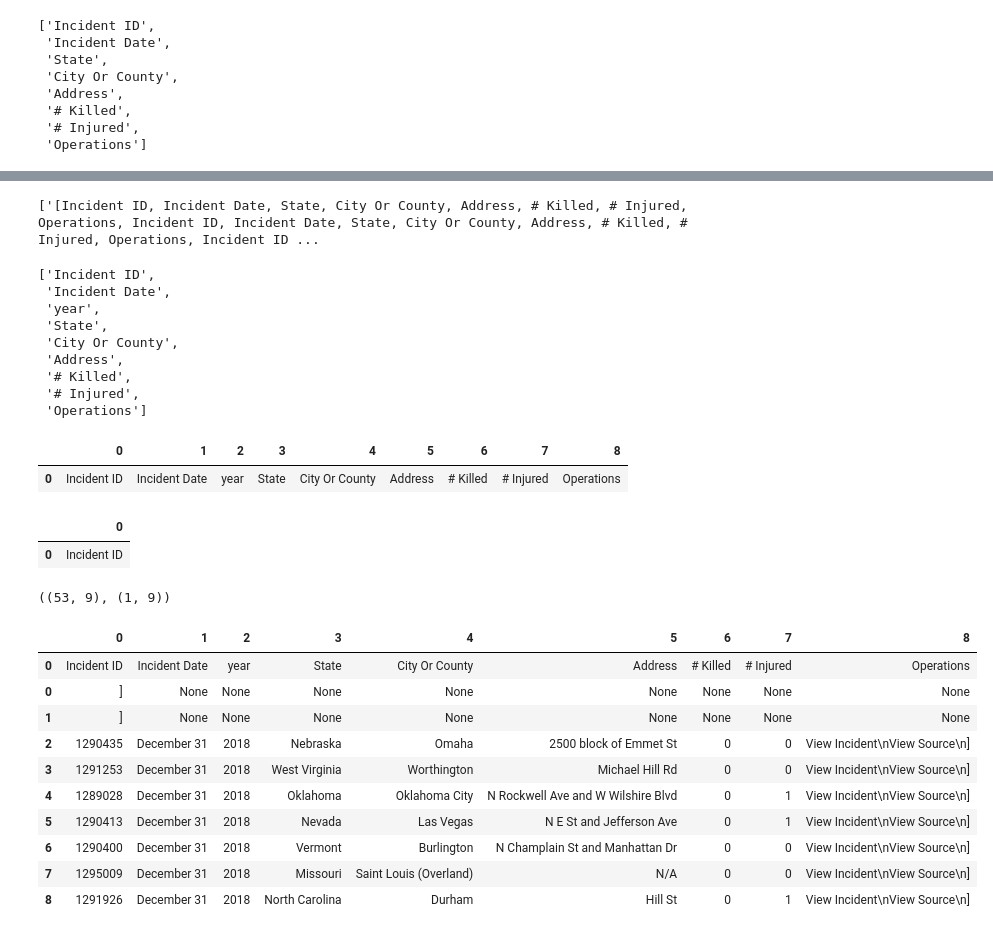
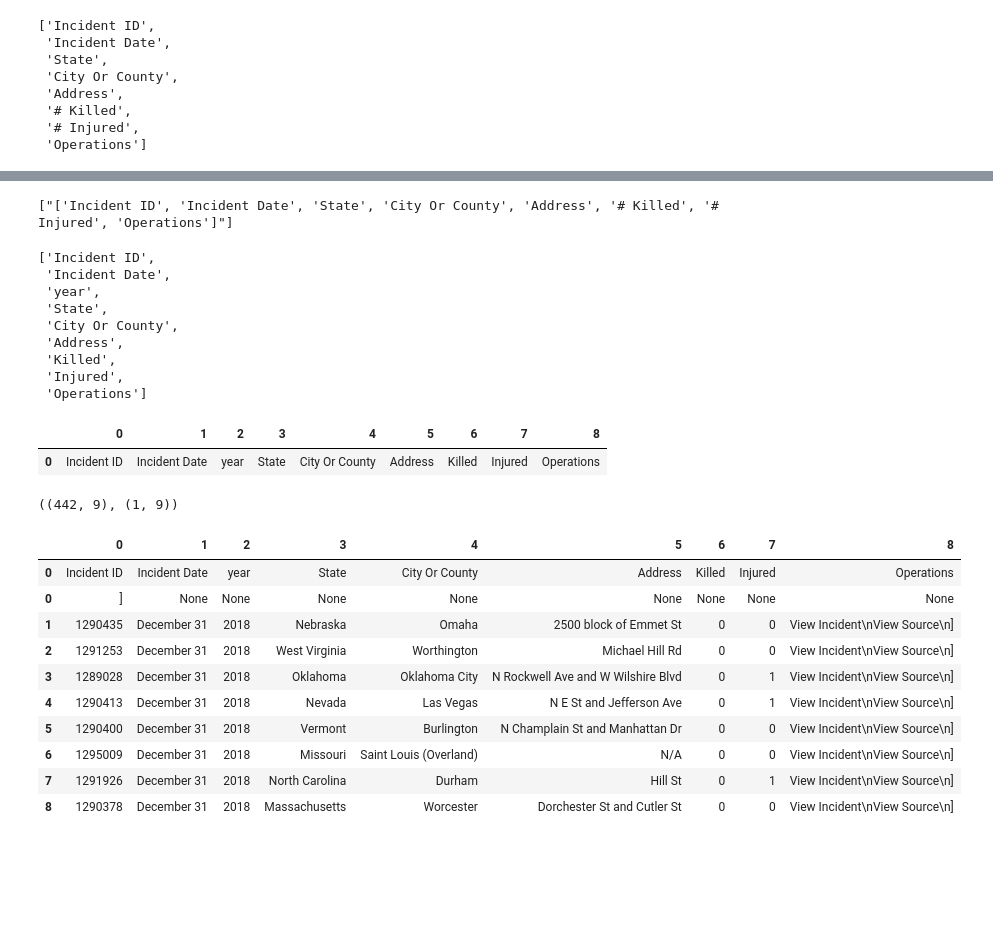
Before and after one commit to sofiacavallo/project2_team4, a Jupyter notebook: scrape.ipynb, the cells around one changed output, grey strips where cells are left out. Saved outputs shown, nothing was run; the diff lists cells and outputs as text; code cells hidden in the pictures; blank space fills up the shorter version.

```diff
--- a/scrape.ipynb
+++ b/scrape.ipynb
@@ -70,0 +137,3 @@ print(rows[:10])
+# %%
+df[0] = df[0].str.strip('[')
+df
@@ -188,18 +172,18 @@ col_labels = soup.find_all('th')
 # %%
 all_header = []
-col_str = str(col_labels)
+col_str = str(headers)
 cleantext2 = BeautifulSoup(col_str, "lxml").get_text()
 all_header.append(cleantext2)
 print(all_header)
 # %% [output]
-['[Incident ID, Incident Date, State, City Or County, Address, # Killed, # Injured, Operations, Incident ID, Incident Date, State, City Or County, Address, # Killed, # Injured, Operations, Incident ID ...
+["['Incident ID', 'Incident Date', 'State', 'City Or County', 'Address', '# Killed', '# Injured', 'Operations']"]
 # %%
 header = all_header[0].replace('[', '').replace(']', '').split(',')[:8]
 header.insert(2, 'year')
 # new_header = []
 # for item in header:
 #     new_header.append(item.strip())
-header = [name.strip() for name in header]
+header = [name.replace('"', '').replace("'", "").replace('#', '').strip() for name in header]
 header
 # %% [output]
 ['Incident ID',
@@ -208,42 +192,36 @@ header
  'State',
  'City Or County',
  'Address',
- '# Killed',
- '# Injured',
+ 'Killed',
+ 'Injured',
  'Operations']
 # %%
-df2 = pd.DataFrame(header).T
-df2.head()
+header_df = pd.DataFrame(header).T
+header_df.head()
 # %% [output]
 |  | 0 | 1 | 2 | 3 | 4 | 5 | 6 | 7 | 8 |
-| 0 | Incident ID | Incident Date | year | State | City Or County | Address | # Killed | # Injured | Operations |
+| 0 | Incident ID | Incident Date | year | State | City Or County | Address | Killed | Injured | Operations |
-# %%
-df3 = df2[0].str.split(',', expand=True)
-df3.head()
-# %% [output]
-|  | 0 |
-| 0 | Incident ID |
 # %%
-df1.shape, df2.shape
+df.shape, header_df.shape
 # %% [output]
-((53, 9), (1, 9))
+((442, 9), (1, 9))
 # %%
-frames = [df2, df1]
+frames = [header_df, df]
 
 df4 = pd.concat(frames)
 df4.head(10)
 # %% [output]
 |  | 0 | 1 | 2 | 3 | 4 | 5 | 6 | 7 | 8 |
-| 0 | Incident ID | Incident Date | year | State | City Or County | Address | # Killed | # Injured | Operations |
+| 0 | Incident ID | Incident Date | year | State | City Or County | Address | Killed | Injured | Operations |
 | 0 | ] | None | None | None | None | None | None | None | None |
-| 1 | ] | None | None | None | None | None | None | None | None |
-| 2 | 1290435 | December 31 | 2018 | Nebraska | Omaha | 2500 block of Emmet St | 0 | 0 | View Incident\nView Source\n] |
-| 3 | 1291253 | December 31 | 2018 | West Virginia | Worthington | Michael Hill Rd | 0 | 0 | View Incident\nView Source\n] |
-| 4 | 1289028 | December 31 | 2018 | Oklahoma | Oklahoma City | N Rockwell Ave and W Wilshire Blvd | 0 | 1 | View Incident\nView Source\n] |
-| 5 | 1290413 | December 31 | 2018 | Nevada | Las Vegas | N E St and Jefferson Ave | 0 | 1 | View Incident\nView Source\n] |
-| 6 | 1290400 | December 31 | 2018 | Vermont | Burlington | N Champlain St and Manhattan Dr | 0 | 0 | View Incident\nView Source\n] |
-| 7 | 1295009 | December 31 | 2018 | Missouri | Saint Louis (Overland) | N/A | 0 | 0 | View Incident\nView Source\n] |
-| 8 | 1291926 | December 31 | 2018 | North Carolina | Durham | Hill St | 0 | 1 | View Incident\nView Source\n] |
+| 1 | 1290435 | December 31 | 2018 | Nebraska | Omaha | 2500 block of Emmet St | 0 | 0 | View Incident\nView Source\n] |
+| 2 | 1291253 | December 31 | 2018 | West Virginia | Worthington | Michael Hill Rd | 0 | 0 | View Incident\nView Source\n] |
+| 3 | 1289028 | December 31 | 2018 | Oklahoma | Oklahoma City | N Rockwell Ave and W Wilshire Blvd | 0 | 1 | View Incident\nView Source\n] |
+| 4 | 1290413 | December 31 | 2018 | Nevada | Las Vegas | N E St and Jefferson Ave | 0 | 1 | View Incident\nView Source\n] |
+| 5 | 1290400 | December 31 | 2018 | Vermont | Burlington | N Champlain St and Manhattan Dr | 0 | 0 | View Incident\nView Source\n] |
+| 6 | 1295009 | December 31 | 2018 | Missouri | Saint Louis (Overland) | N/A | 0 | 0 | View Incident\nView Source\n] |
+| 7 | 1291926 | December 31 | 2018 | North Carolina | Durham | Hill St | 0 | 1 | View Incident\nView Source\n] |
+| 8 | 1290378 | December 31 | 2018 | Massachusetts | Worcester | Dorchester St and Cutler St | 0 | 0 | View Incident\nView Source\n] |
 # %%
 df5 = df4.rename(columns=df4.iloc[0])
 df5.head()
```
Also changed, not shown: parts of 33 cells of this notebook, 16 other files.
